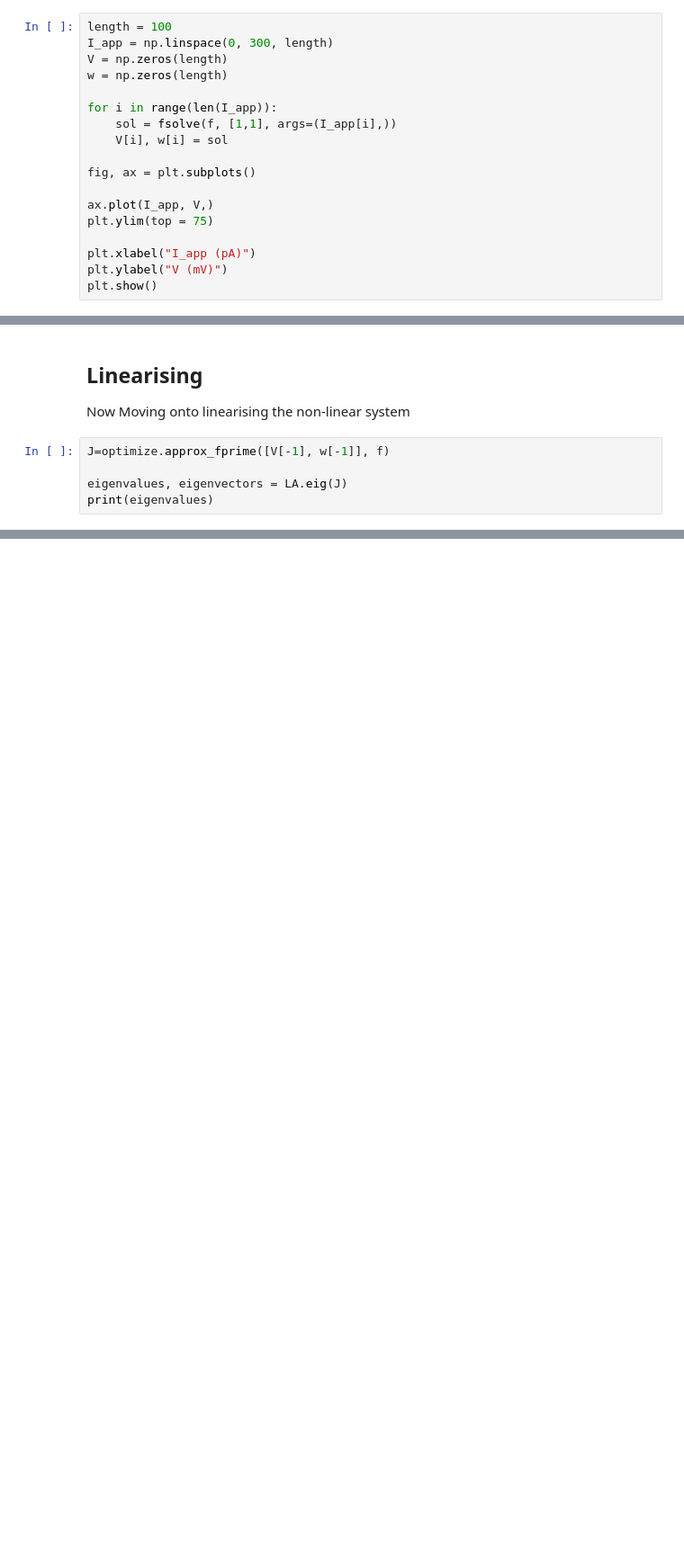
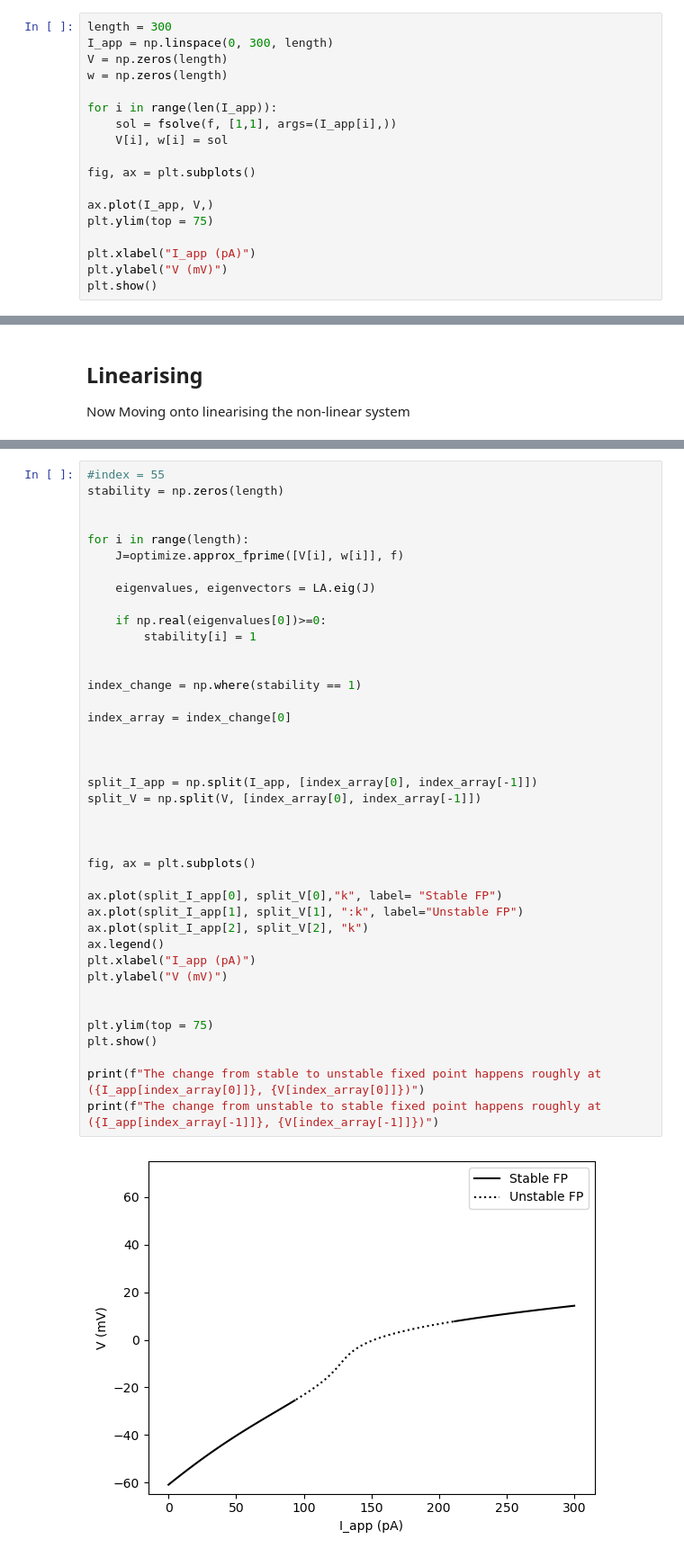
Before and after one commit to DoorFella/NSCI0011-Scientific-Computing, a Jupyter notebook: figures.ipynb, the cells around one changed output, grey strips where cells are left out. Shown at 90% size. Drawn from its saved outputs; the diff is of its cells as text; blank space fills up the shorter version.

```diff
--- a/figures.ipynb
+++ b/figures.ipynb
@@ -38,7 +38,7 @@ def f(x, I_app=300):
 
     return dxdt
 # %%
-length = 100
+length = 300
 I_app = np.linspace(0, 300, length)
 V = np.zeros(length)
 w = np.zeros(length)
@@ -60,8 +60,3 @@ plt.show()
 # %% [markdown]
 ## Linearising
 Now Moving onto linearising the non-linear system
-# %%
-J=optimize.approx_fprime([V[-1], w[-1]], f)
-
-eigenvalues, eigenvectors = LA.eig(J)
-print(eigenvalues)
@@ -69,0 +63,42 @@ print(eigenvalues)
+# %%
+#index = 55
+stability = np.zeros(length)
+
+
+for i in range(length):
+    J=optimize.approx_fprime([V[i], w[i]], f)
+
+    eigenvalues, eigenvectors = LA.eig(J)
+
+    if np.real(eigenvalues[0])>=0:
+        stability[i] = 1
+
+
+index_change = np.where(stability == 1)
+
+index_array = index_change[0]
+
+
+
+split_I_app = np.split(I_app, [index_array[0], index_array[-1]])
+split_V = np.split(V, [index_array[0], index_array[-1]])
+
+
+
+fig, ax = plt.subplots()
+
+ax.plot(split_I_app[0], split_V[0],"k", label= "Stable FP")
+ax.plot(split_I_app[1], split_V[1], ":k", label="Unstable FP")
+ax.plot(split_I_app[2], split_V[2], "k")
+ax.legend()
+plt.xlabel("I_app (pA)")
+plt.ylabel("V (mV)")
+
+
+plt.ylim(top = 75)
+plt.show()
+
+print(f"The change from stable to unstable fixed point happens roughly at ({I_app[index_array[0]]}, {V[index_array[0]]})")
+print(f"The change from unstable to stable fixed point happens roughly at ({I_app[index_array[-1]]}, {V[index_array[-1]]})")
+# %% [output]
+[figure, added]
```
Also changed, not shown: parts of 3 cells of this notebook, 17 other files.
